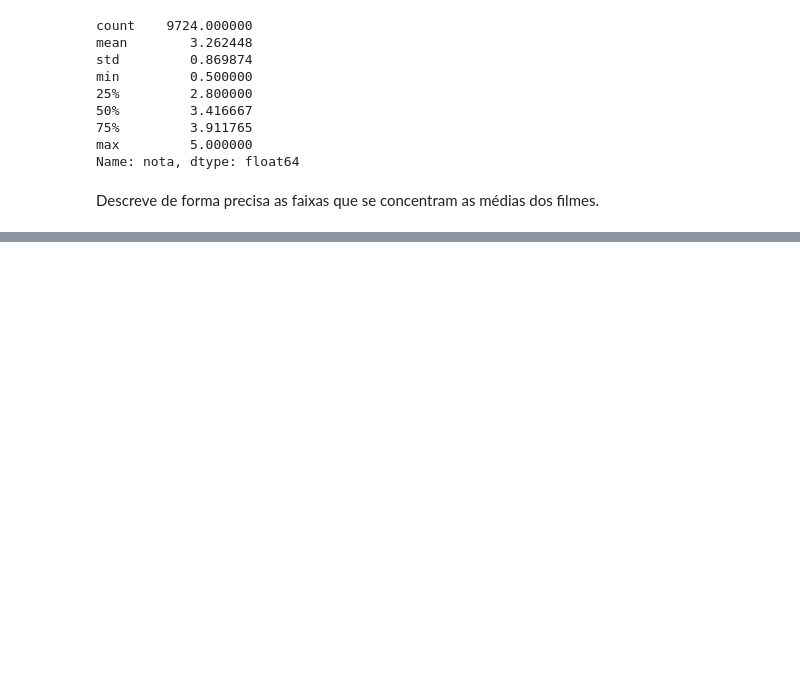
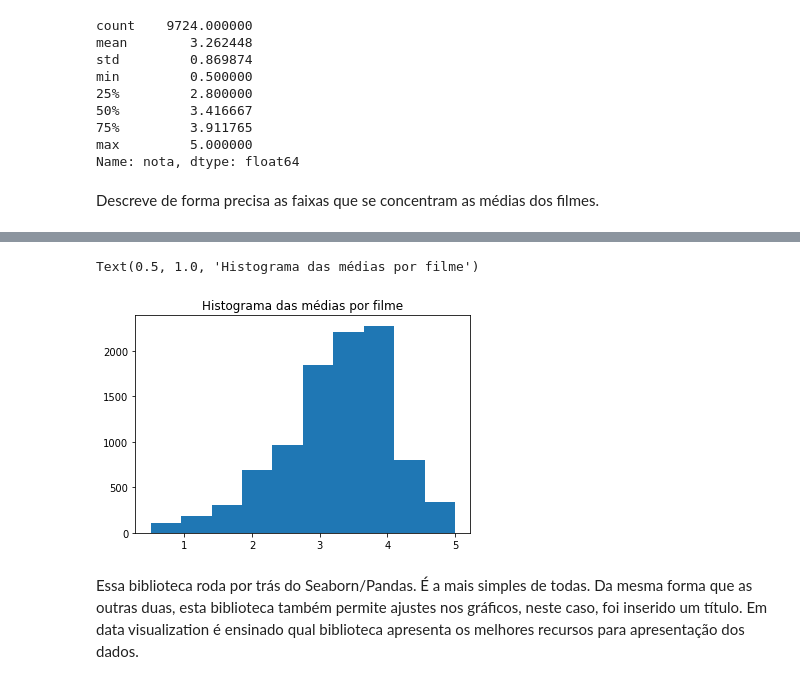
Before and after one commit to KerliS9/Cientista-de-dados, a Jupyter notebook: Introdução_à_Data_Science.ipynb, the cells around one changed output, grey strips where cells are left out. Drawn from its saved outputs; the diff is of its cells as text; code cells hidden in the pictures; blank space fills up the shorter version.

```diff
--- a/Introdução_à_Data_Science.ipynb
+++ b/Introdução_à_Data_Science.ipynb
@@ -242,0 +247,11 @@ FALTAM 5 MINUTOS DO VÍDEO ANÁLISE EXPLORATÓRIA DE DADOS.
+# %%
+import matplotlib.pyplot as plt
+plt.hist(medias_por_filme)
+plt.title("Histograma das médias por filme")
+# %% [output]
+Text(0.5, 1.0, 'Histograma das médias por filme')
+[figure, added]
+# %% [markdown]
+Essa biblioteca roda por trás do Seaborn/Pandas. É a mais simples de todas.
+Da mesma forma que as outras duas, esta biblioteca também permite ajustes nos gráficos, neste caso, foi inserido um título.
+Em data visualization é ensinado qual biblioteca apresenta os melhores recursos para apresentação dos dados.
```
Also changed, not shown: parts of 5 cells of this notebook.
